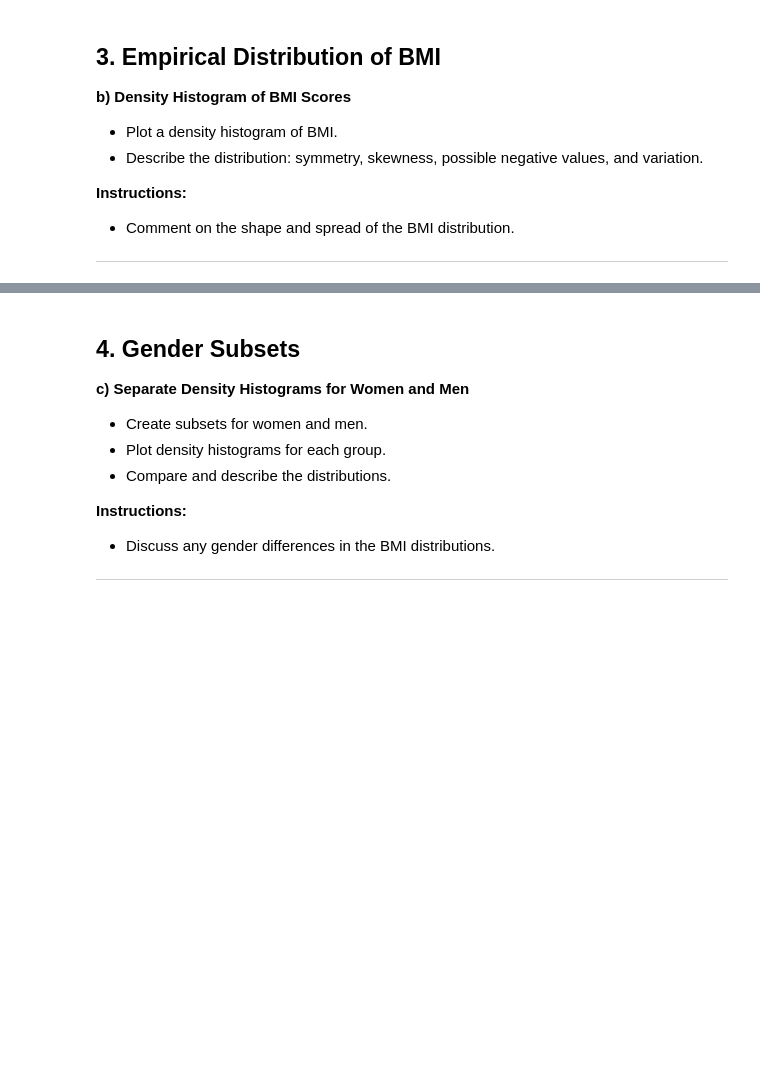
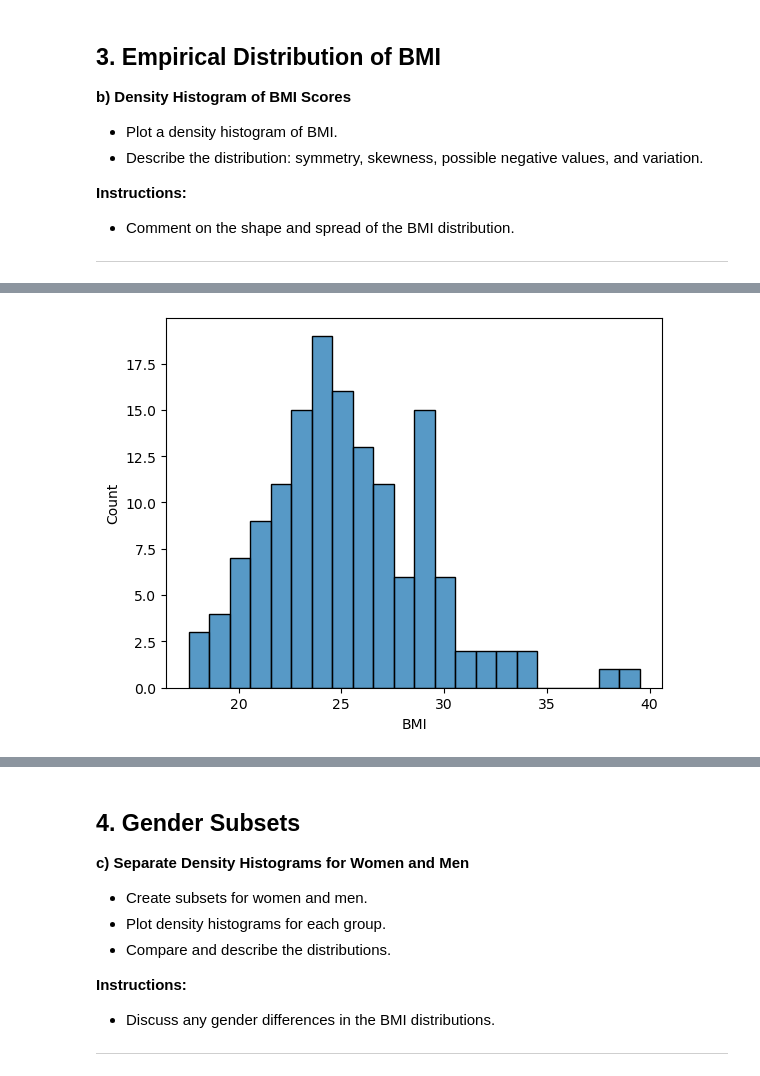
Before and after one commit to martijnooo/lab-eda-bmi, a Jupyter notebook: your-code/Descriptive_Analysis_BMI.ipynb, the cells around one changed output, grey strips where cells are left out. Drawn from its saved outputs; the diff is of its cells as text; code cells hidden in the pictures; blank space fills up the shorter version.

```diff
--- a/your-code/Descriptive_Analysis_BMI.ipynb
+++ b/your-code/Descriptive_Analysis_BMI.ipynb
@@ -66 +216,6 @@ Overweight and obesity, measured by Body Mass Index (BMI), are increasing health
+# %%
+sns.histplot(df["BMI"], binwidth=1)
+plt.show()
+# %% [output]
+[figure, added]
 # %%
```
Also changed, not shown: parts of 27 cells of this notebook.
